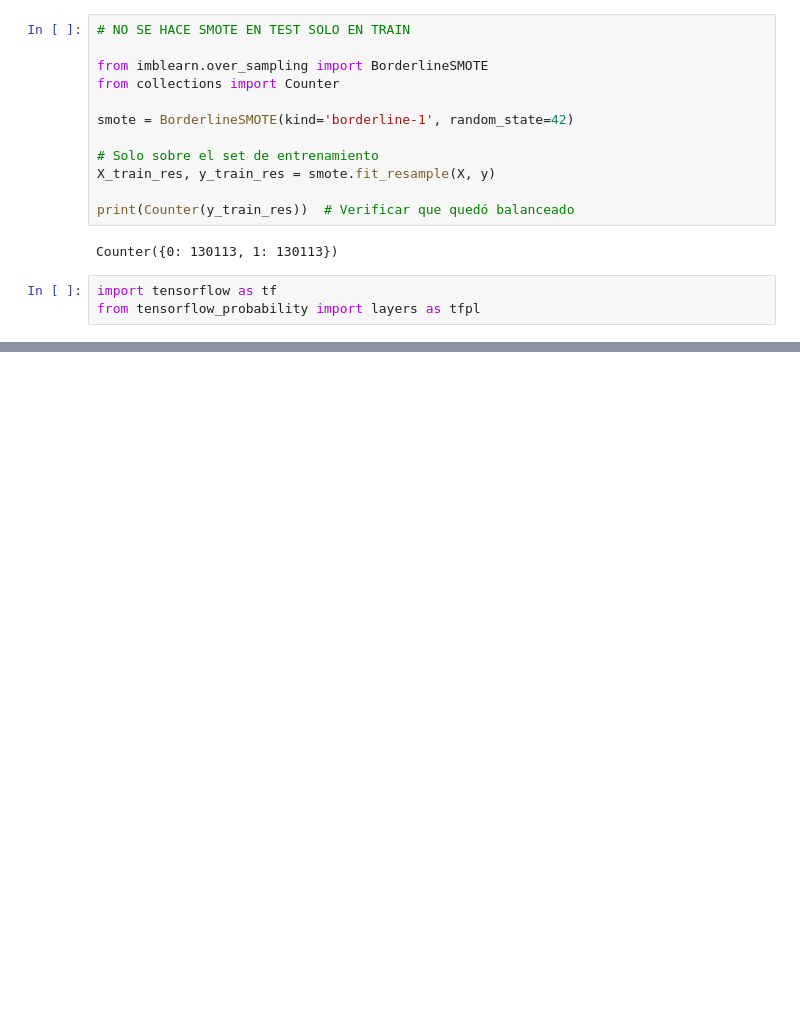
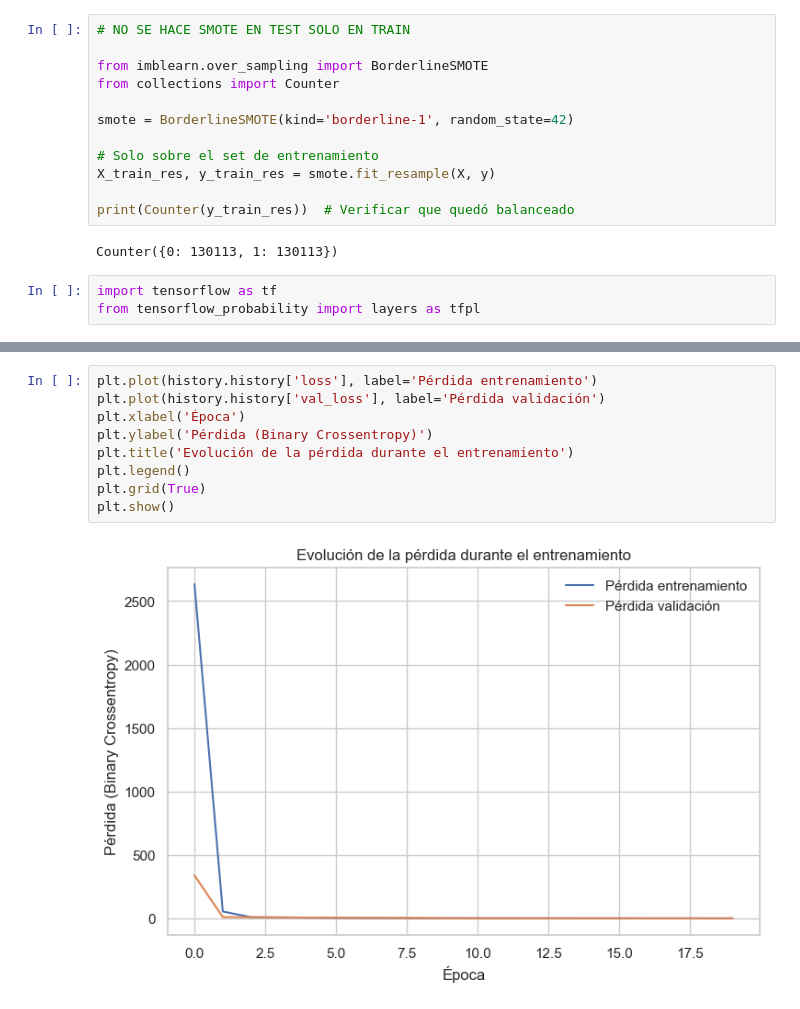
Before and after one commit to SaraLuzVC/Customer-Churn-Records, a Jupyter notebook: sofia/Causal_sofia.ipynb, the cells around one changed output, grey strips where cells are left out. Drawn from its saved outputs; the diff is of its cells as text; blank space fills up the shorter version.

```diff
--- a/sofia/Causal_sofia.ipynb
+++ b/sofia/Causal_sofia.ipynb
@@ -481,0 +595,11 @@ _________________________________________________________________
+# %%
+plt.plot(history.history['loss'], label='Pérdida entrenamiento')
+plt.plot(history.history['val_loss'], label='Pérdida validación')
+plt.xlabel('Época')
+plt.ylabel('Pérdida (Binary Crossentropy)')
+plt.title('Evolución de la pérdida durante el entrenamiento')
+plt.legend()
+plt.grid(True)
+plt.show()
+# %% [output]
+[figure, added]
```
Also changed, not shown: parts of 17 cells of this notebook, 1 other file.
